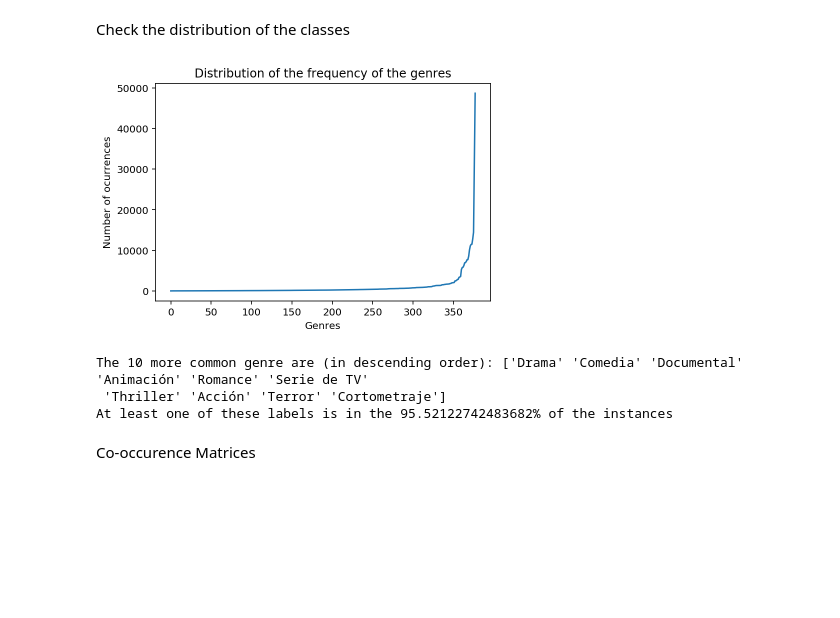
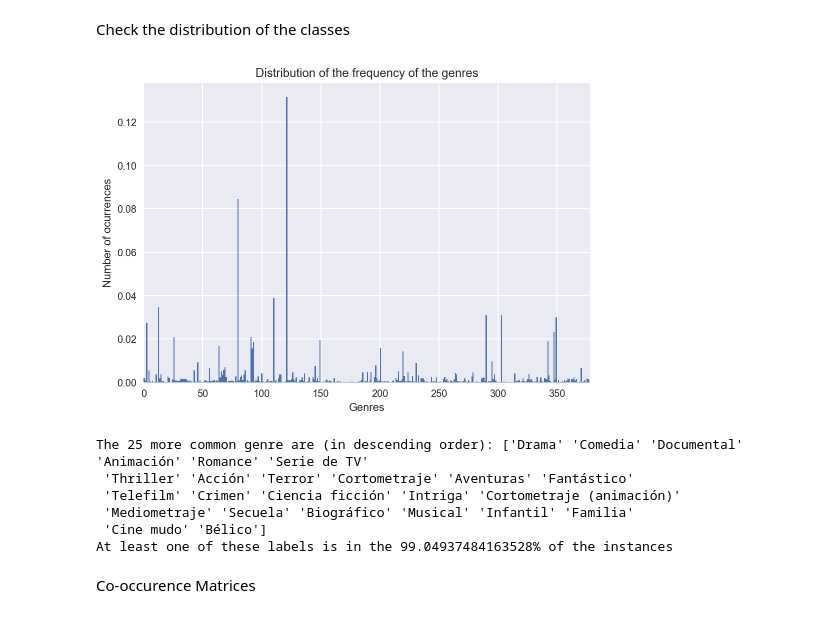
Before and after one commit to hipoglucido/films-synopsis-generator, a Jupyter notebook: notebooks/data_analysis.ipynb, the cells around one changed output. Saved outputs shown, nothing was run; the diff lists cells and outputs as text; code cells hidden in the pictures; blank space fills up the shorter version.

```diff
--- a/notebooks/data_analysis.ipynb
+++ b/notebooks/data_analysis.ipynb
@@ -68,14 +68,14 @@ Check for the length of the sentences
 
 spl_by_word = [txt.split() for txt in caps]
 
-lengths = [len(entry) for entry in spl_by_word]
+lengths = [len(entry) for entry in spl_by_word if len(entry)<250]
 
 
 # Graph option 1
 x = np.array(lengths)
 sns.set(color_codes=True)
 plot = sns.distplot(x);
-plot.set(xlabel='Number of words per description', ylabel='Percentage of sentences', title="Distribution of the length of the descriptions")
+plot.set(xlabel='Number of words per synopsis', ylabel='Percentage of synopses', title="Distribution of the length of the synopses")
 plt.show()
 
 # Graph option 2
@@ -217,36 +217,53 @@ print(genres_features.shape)
 Check the distribution of the classes
 # %%
 genres_s = np.cumsum(genres_features, axis=0)[len(genres_features)-1,:]
+genres_n = len(genres_features)
 
-plt.plot(np.sort(genres_s))
+#plt.plot(np.sort(genres_s))
+#plt.title("Distribution of the frequency of the genres")
+#plt.xlabel("Genres")
+#plt.ylabel("Number of ocurrences")
+#plt.show()
+bins = np.linspace(0, len(genres_s)+1, len(genres_s))
+x = [random.gauss(3,1) for _ in range(400)]
+#print(genres_s)
+#print(x)
+a = np.concatenate([i*np.ones(value) for i,value in enumerate(genres_s)])
+
+plt.hist(a, bins = bins, rwidth=1,normed=True)
 plt.title("Distribution of the frequency of the genres")
 plt.xlabel("Genres")
 plt.ylabel("Number of ocurrences")
+plt.xlim(0,len(genres_s))
 plt.show()
 
-top = 10
+
+top = 25
 
 most_common = np.sort(genres_s)[len(genres_s)-top:len(genres_s)][::-1]
 genres_s = genres_s.tolist()
 #indexes = genres_s.tolist().index(np.sort(genres_s)[len(genres_s)-25:len(genres_s)])
 indexes = [genres_s.index(value) for value in most_common]
 print("The {} more common genre are (in descending order): {}".format(len(indexes),mlb.classes_[indexes]))
 
 count = 0
 #df['Genre'].map(lambda x: x.split('|'))
 for entry in df['Genre'].map(lambda x: x.split('|')):
     if np.any(np.in1d(mlb.classes_[indexes], entry)):
 #    if any mlb.classes_[indexes] in entry:
         count += 1
 
 #print(count)
 
 print("At least one of these labels is in the {}% of the instances".format(count/len(df['Genre'])*100))
 # %% [output]
-[figure, old version]
+[figure, new version]
-The 10 more common genre are (in descending order): ['Drama' 'Comedia' 'Documental' 'Animación' 'Romance' 'Serie de TV'
- 'Thriller' 'Acción' 'Terror' 'Cortometraje']
-At least one of these labels is in the 95.52122742483682% of the instances
+The 25 more common genre are (in descending order): ['Drama' 'Comedia' 'Documental' 'Animación' 'Romance' 'Serie de TV'
+ 'Thriller' 'Acción' 'Terror' 'Cortometraje' 'Aventuras' 'Fantástico'
+ 'Telefilm' 'Crimen' 'Ciencia ficción' 'Intriga' 'Cortometraje (animación)'
+ 'Mediometraje' 'Secuela' 'Biográfico' 'Musical' 'Infantil' 'Familia'
+ 'Cine mudo' 'Bélico']
+At least one of these labels is in the 99.04937484163528% of the instances
 # %% [markdown]
 Co-occurence Matrices
 # %%
```
Also changed, not shown: parts of 6 cells of this notebook.
